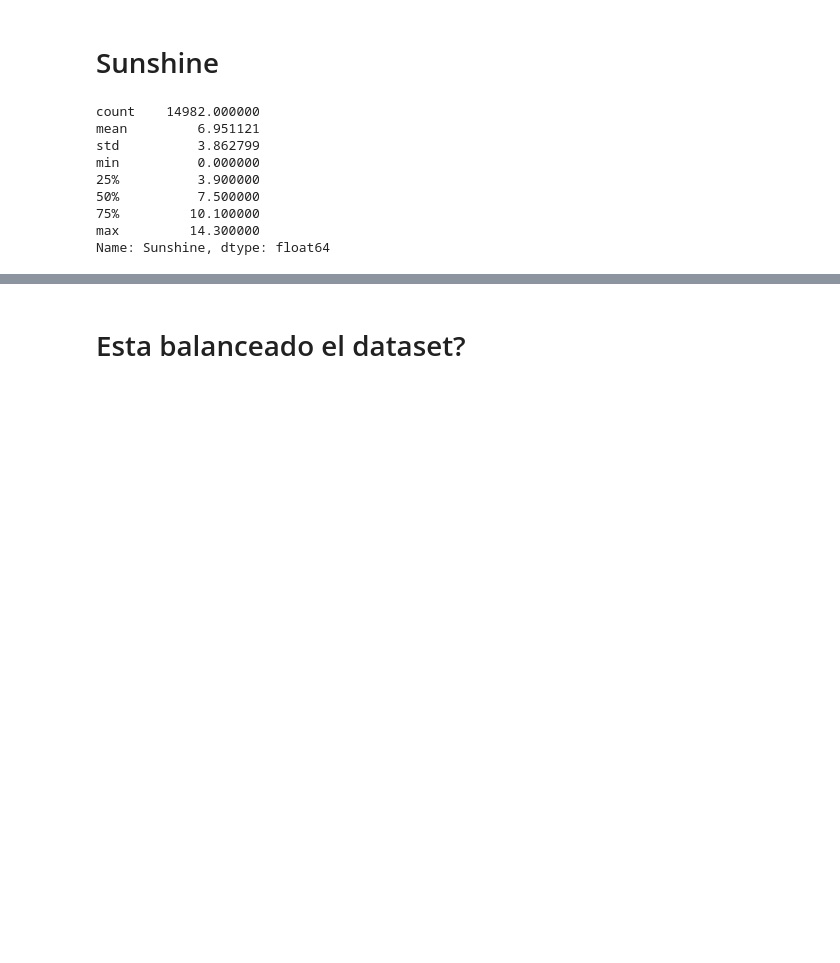
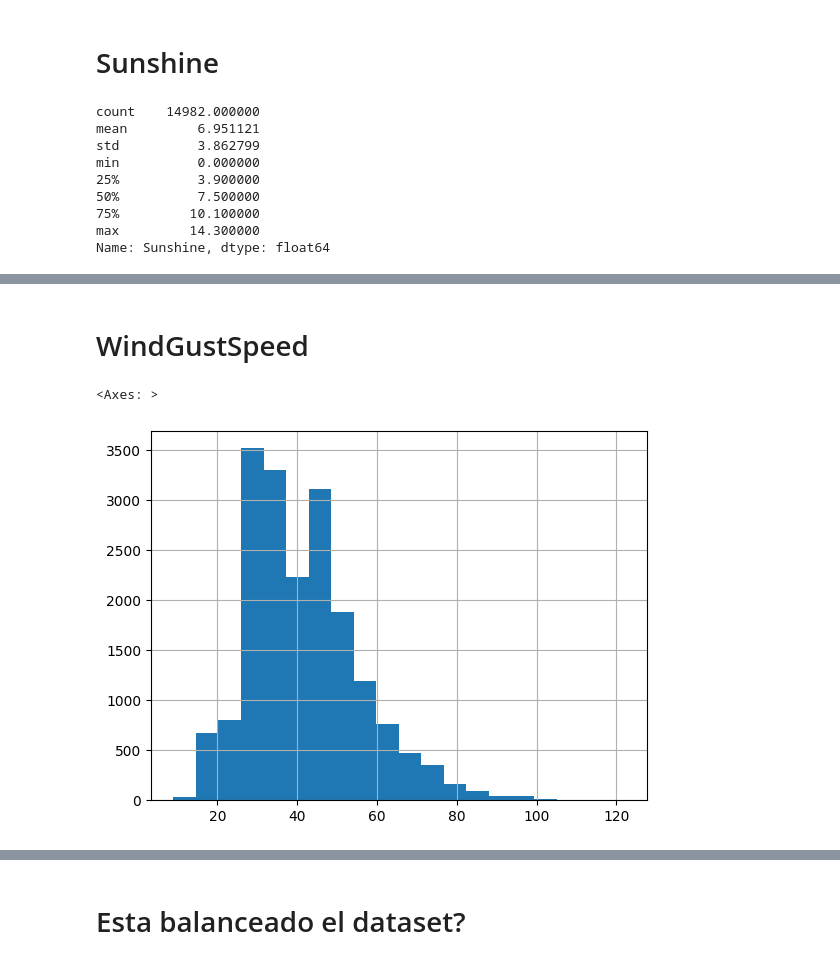
Before and after one commit to Nameless-86/AA1-TUIA-Petetta, a Jupyter notebook: eda.ipynb, the cells around one changed output, grey strips where cells are left out. Saved outputs shown, nothing was run; the diff lists cells and outputs as text; code cells hidden in the pictures; blank space fills up the shorter version.

```diff
--- a/eda.ipynb
+++ b/eda.ipynb
@@ -344,0 +350,7 @@ sns.boxplot(dataframe_regresion[['Sunshine']])
+# %% [markdown]
+# WindGustSpeed
+# %%
+dataframe_regresion['WindGustSpeed'].hist(bins=20)
+# %% [output]
+<Axes: >
+[figure, added]
```
Also changed, not shown: parts of 17 cells of this notebook.
